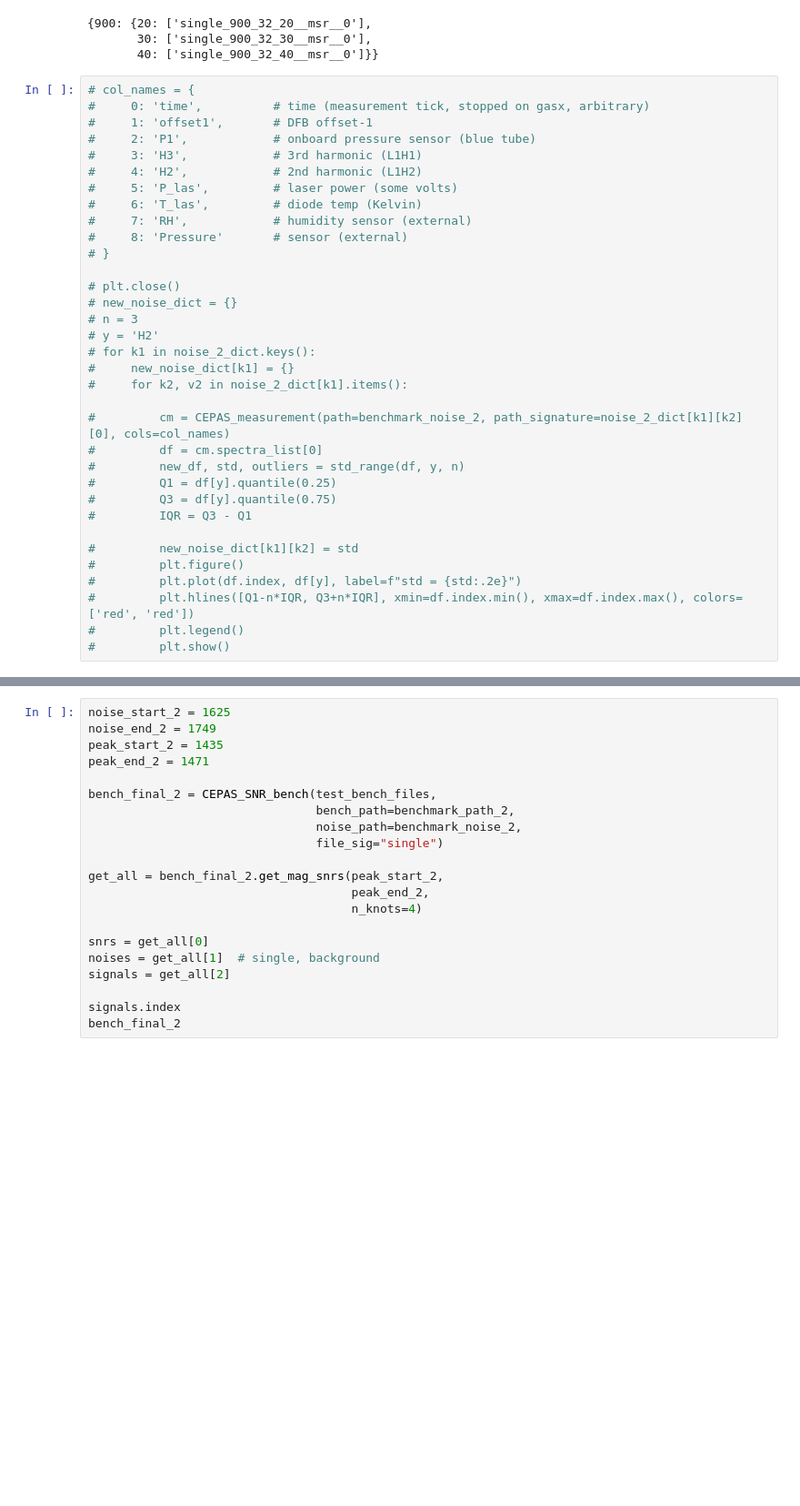
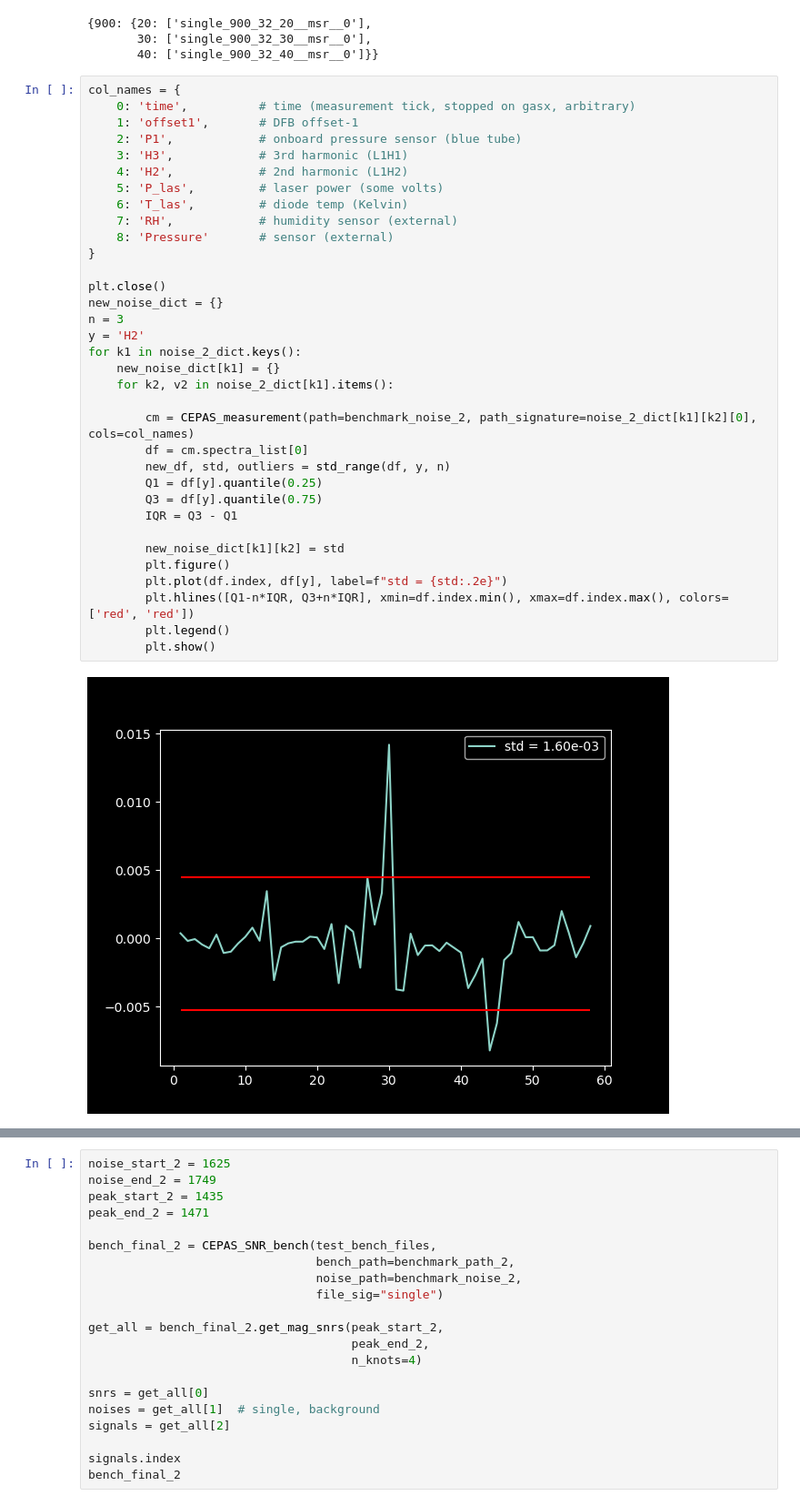
Before and after one commit to lampnis/aerosol-things, a Jupyter notebook: codes/datas/misc_tests/cantilevers/2025_09/R5C3_SOI2/nb.ipynb, the cells around one changed output, grey strips where cells are left out. Shown at 91% size. Drawn from its saved outputs; the diff is of its cells as text; blank space fills up the shorter version.

Commit message:
uncommented 'see all noises' in r5c3s2 nb

```diff
--- a/codes/datas/misc_tests/cantilevers/2025_09/R5C3_SOI2/nb.ipynb
+++ b/codes/datas/misc_tests/cantilevers/2025_09/R5C3_SOI2/nb.ipynb
@@ -193,36 +205,38 @@ pp.pprint(noise_2_dict)
        30: ['single_900_32_30__msr__0'],
        40: ['single_900_32_40__msr__0']}}
 # %%
-# col_names = {
-#     0: 'time',          # time (measurement tick, stopped on gasx, arbitrary)
-#     1: 'offset1',       # DFB offset-1
-#     2: 'P1',            # onboard pressure sensor (blue tube)
-#     3: 'H3',            # 3rd harmonic (L1H1)
-#     4: 'H2',            # 2nd harmonic (L1H2)
-#     5: 'P_las',         # laser power (some volts)
-#     6: 'T_las',         # diode temp (Kelvin)
-#     7: 'RH',            # humidity sensor (external)
-#     8: 'Pressure'       # sensor (external)
-# }
+col_names = {
+    0: 'time',          # time (measurement tick, stopped on gasx, arbitrary)
+    1: 'offset1',       # DFB offset-1
+    2: 'P1',            # onboard pressure sensor (blue tube)
+    3: 'H3',            # 3rd harmonic (L1H1)
+    4: 'H2',            # 2nd harmonic (L1H2)
+    5: 'P_las',         # laser power (some volts)
+    6: 'T_las',         # diode temp (Kelvin)
+    7: 'RH',            # humidity sensor (external)
+    8: 'Pressure'       # sensor (external)
+}
 
-# plt.close()
-# new_noise_dict = {}
-# n = 3
-# y = 'H2'
-# for k1 in noise_2_dict.keys():
-#     new_noise_dict[k1] = {}
-#     for k2, v2 in noise_2_dict[k1].items():
+plt.close()
+new_noise_dict = {}
+n = 3
+y = 'H2'
+for k1 in noise_2_dict.keys():
+    new_noise_dict[k1] = {}
+    for k2, v2 in noise_2_dict[k1].items():
 
-#         cm = CEPAS_measurement(path=benchmark_noise_2, path_signature=noise_2_dict[k1][k2][0], cols=col_names)
-#         df = cm.spectra_list[0]
-#         new_df, std, outliers = std_range(df, y, n)
-#         Q1 = df[y].quantile(0.25)
-#         Q3 = df[y].quantile(0.75)
-#         IQR = Q3 - Q1
+        cm = CEPAS_measurement(path=benchmark_noise_2, path_signature=noise_2_dict[k1][k2][0], cols=col_names)
+        df = cm.spectra_list[0]
+        new_df, std, outliers = std_range(df, y, n)
+        Q1 = df[y].quantile(0.25)
+        Q3 = df[y].quantile(0.75)
+        IQR = Q3 - Q1
 
-#         new_noise_dict[k1][k2] = std
-#         plt.figure()
-#         plt.plot(df.index, df[y], label=f"std = {std:.2e}")
-#         plt.hlines([Q1-n*IQR, Q3+n*IQR], xmin=df.index.min(), xmax=df.index.max(), colors=['red', 'red'])
-#         plt.legend()
-#         plt.show()
+        new_noise_dict[k1][k2] = std
+        plt.figure()
+        plt.plot(df.index, df[y], label=f"std = {std:.2e}")
+        plt.hlines([Q1-n*IQR, Q3+n*IQR], xmin=df.index.min(), xmax=df.index.max(), colors=['red', 'red'])
+        plt.legend()
+        plt.show()
+# %% [output]
+[figure, added]
```
Also changed, not shown: parts of 3 cells of this notebook.
